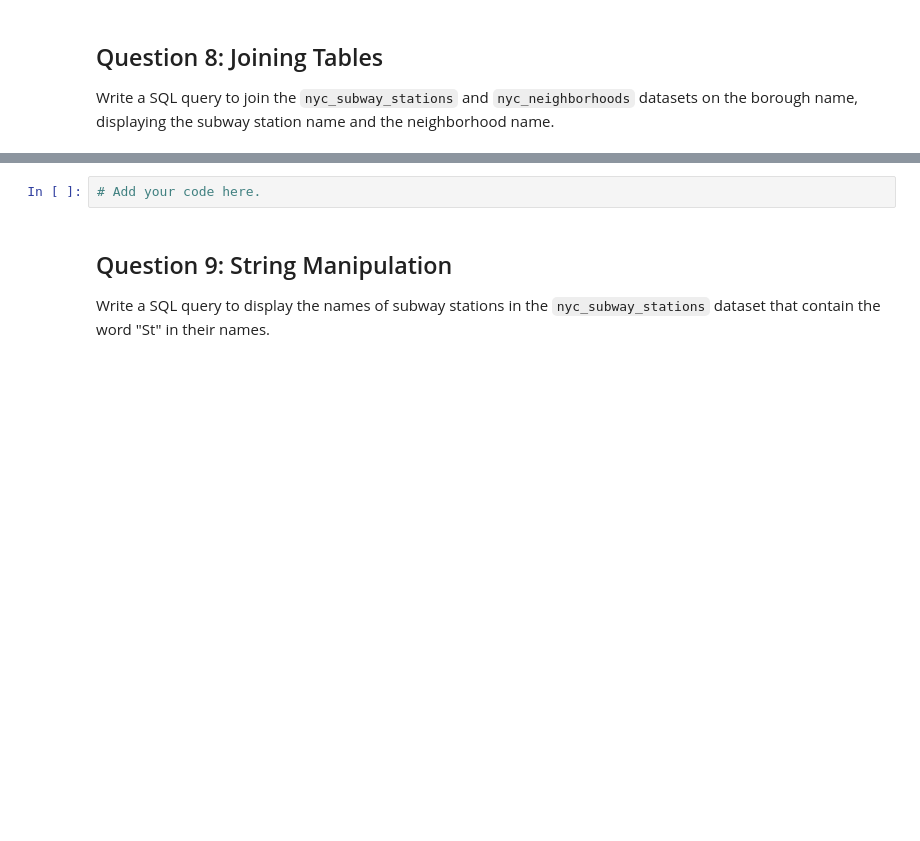
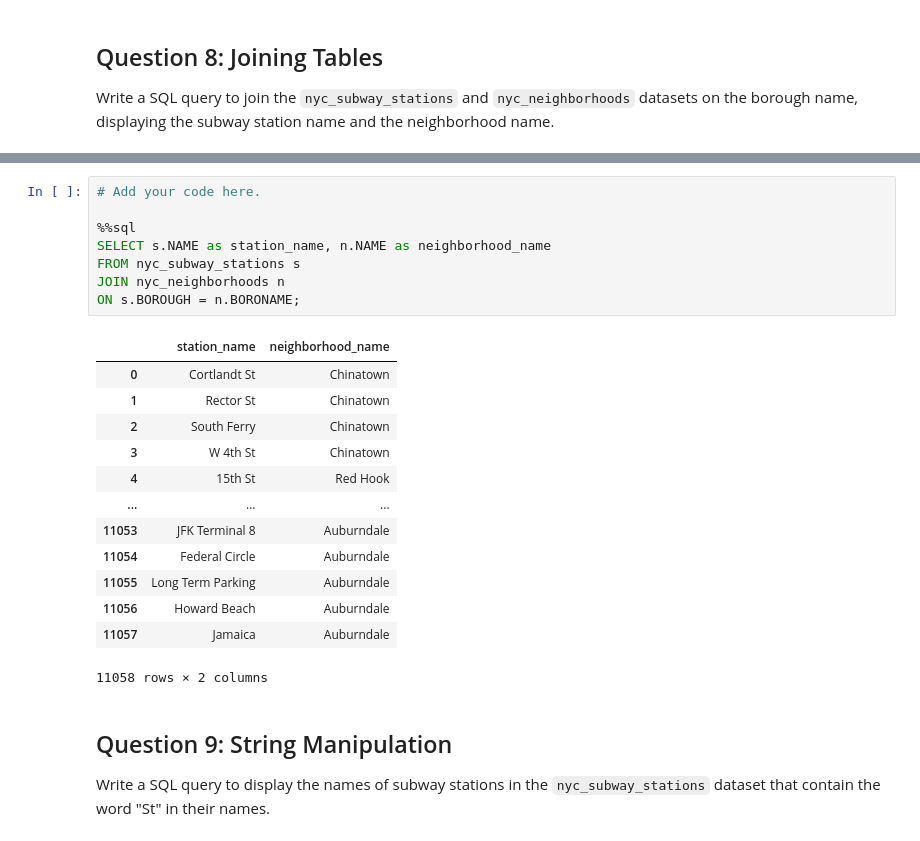
Before and after one commit to Cihshee/CASA0025, a Jupyter notebook: notebooks/W02_lab.ipynb, the cells around one changed output, grey strips where cells are left out. Saved outputs shown, nothing was run; the diff lists cells and outputs as text; blank space fills up the shorter version.

```diff
--- a/notebooks/W02_lab.ipynb
+++ b/notebooks/W02_lab.ipynb
@@ -200,5 +216,25 @@ Write a SQL query to join the `nyc_subway_stations` and `nyc_neighborhoods` data
 # %%
 # Add your code here.
+
+%%sql
+SELECT s.NAME as station_name, n.NAME as neighborhood_name
+FROM nyc_subway_stations s
+JOIN nyc_neighborhoods n
+ON s.BOROUGH = n.BORONAME;
+# %% [output]
+|  | station_name | neighborhood_name |
+| 0 | Cortlandt St | Chinatown |
+| 1 | Rector St | Chinatown |
+| 2 | South Ferry | Chinatown |
+| 3 | W 4th St | Chinatown |
+| 4 | 15th St | Red Hook |
+| ... | ... | ... |
+| 11053 | JFK Terminal 8 | Auburndale |
+| 11054 | Federal Circle | Auburndale |
+| 11055 | Long Term Parking | Auburndale |
+| 11056 | Howard Beach | Auburndale |
+| 11057 | Jamaica | Auburndale |
+11058 rows × 2 columns
 # %% [markdown]
 ## Question 9: String Manipulation
 
```
Also changed, not shown: parts of 8 cells of this notebook.
